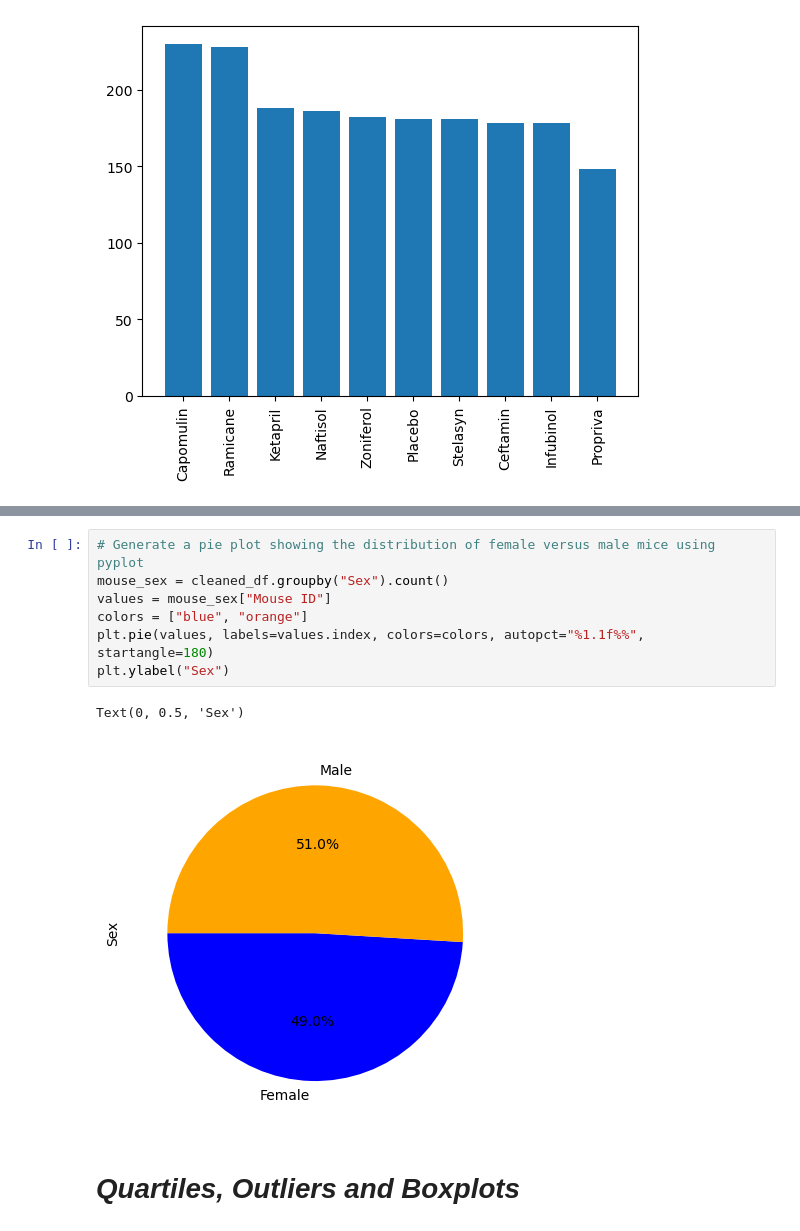
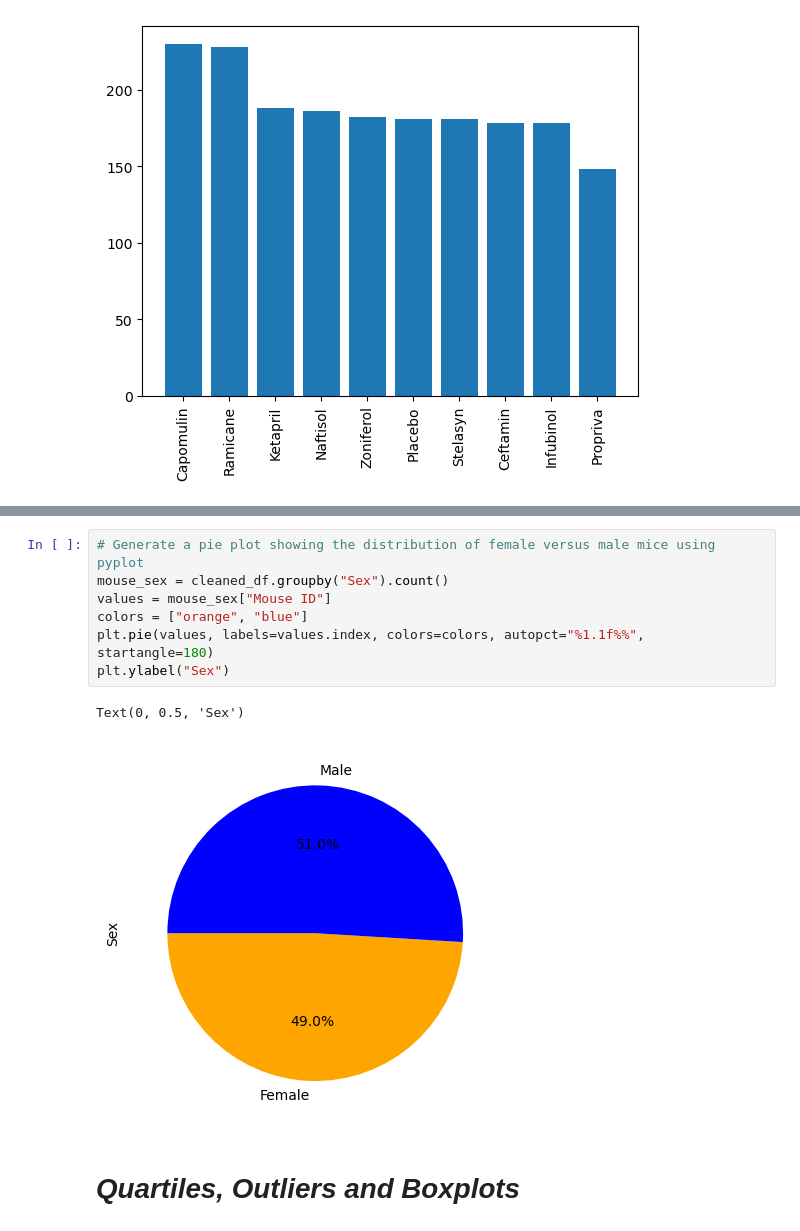
Before and after one commit to abdyraman/matplotlib-challenge, a Jupyter notebook: mouse_study_analysis.ipynb, the cells around one changed output, grey strips where cells are left out. Saved outputs shown, nothing was run; the diff lists cells and outputs as text.

```diff
--- a/mouse_study_analysis.ipynb
+++ b/mouse_study_analysis.ipynb
@@ -220,13 +222,13 @@ colors=["o","b"]
 # %%
 # Generate a pie plot showing the distribution of female versus male mice using pyplot
 mouse_sex = cleaned_df.groupby("Sex").count()
 values = mouse_sex["Mouse ID"]
-colors = ["blue", "orange"]
+colors = ["orange", "blue"]
 plt.pie(values, labels=values.index, colors=colors, autopct="%1.1f%%", startangle=180)
 plt.ylabel("Sex")
 # %% [output]
 Text(0, 0.5, 'Sex')
-[figure, old version]
+[figure, new version]
 # %% [markdown]
 # *Quartiles, Outliers and Boxplots*
 # %%
```
Also changed, not shown: parts of 11 cells of this notebook.
